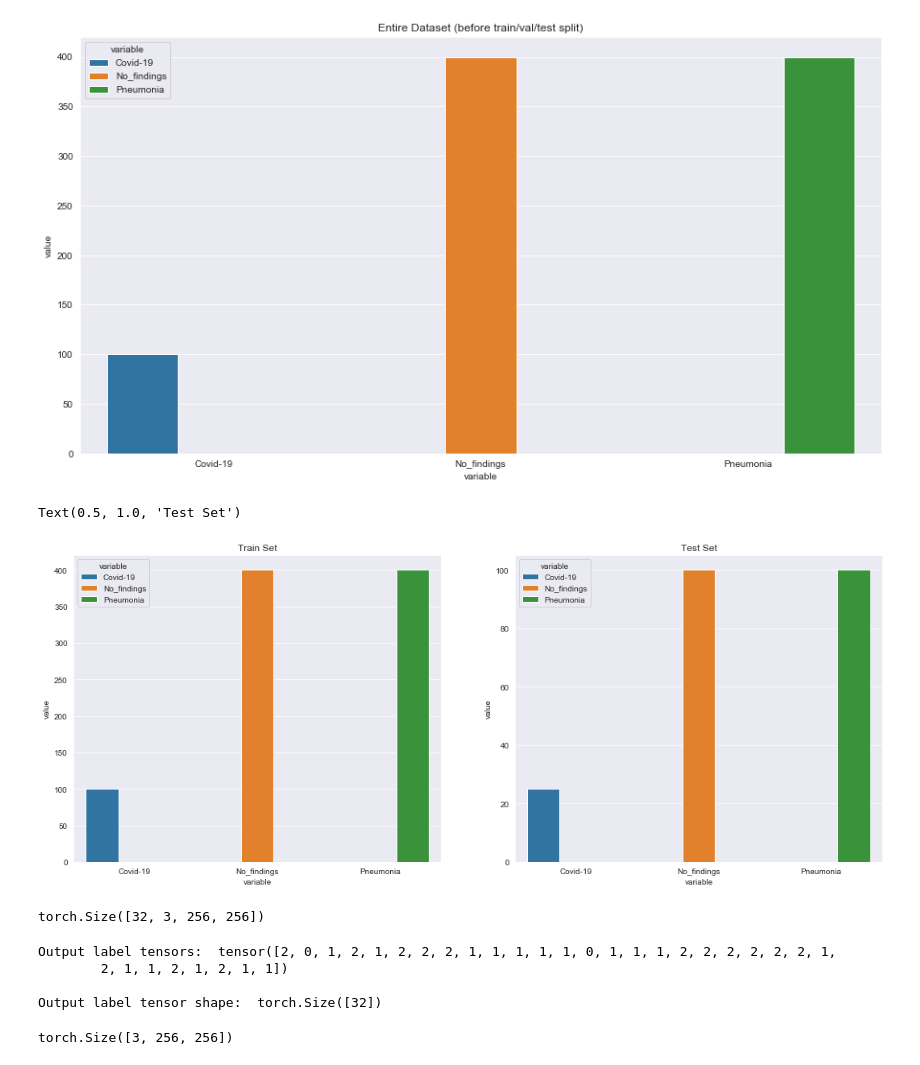
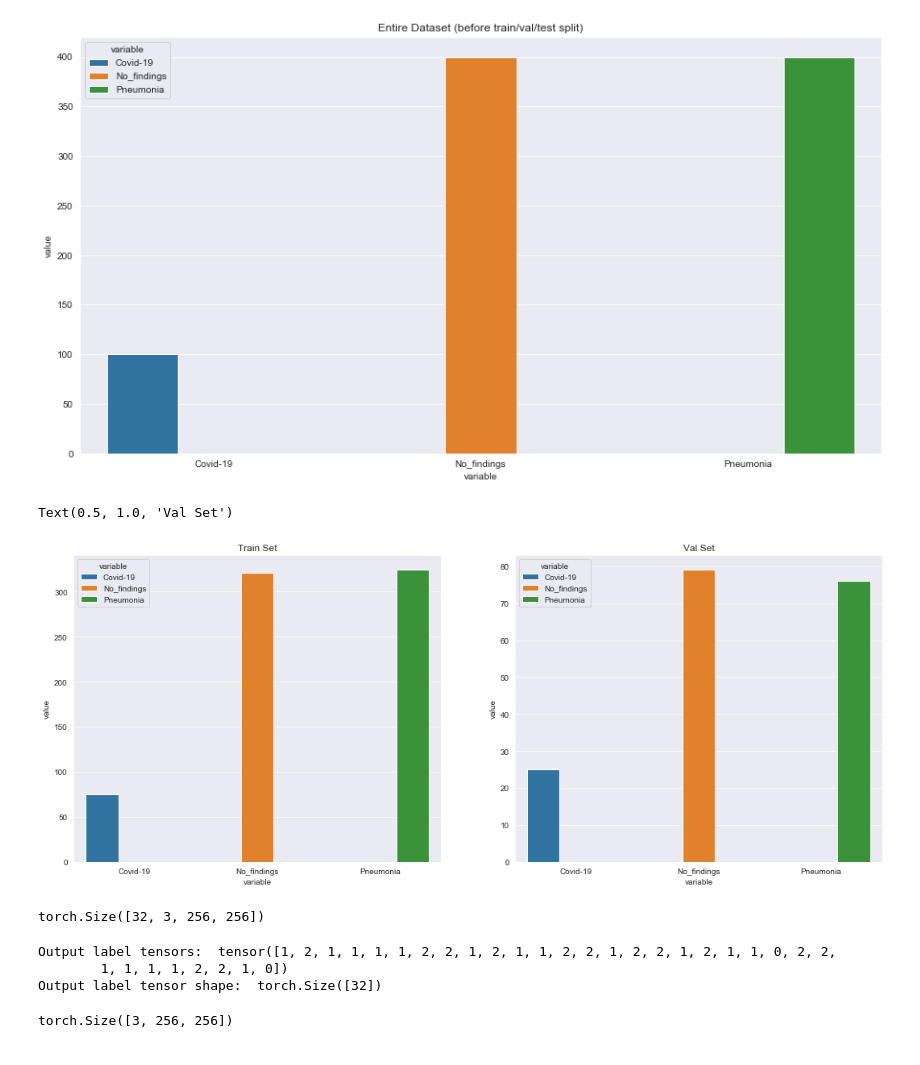
Before and after one commit to higornucci/cnn_covid19, a Jupyter notebook: cnn_main.ipynb, the cells around one changed output. Saved outputs shown, nothing was run; the diff lists cells and outputs as text; code cells hidden in the pictures.

```diff
--- a/cnn_main.ipynb
+++ b/cnn_main.ipynb
@@ -53,8 +49,9 @@ val_sampler = SubsetRandomSampler(val_idx)
 test_data = torchvision.datasets.ImageFolder(root=TEST_DATA_PATH, transform=TRANSFORM_IMG)
 print(test_data)
 
-train_loader = DataLoader(dataset=train_data, shuffle=True, batch_size=BATCH_SIZE)
-test_loader = DataLoader(dataset=test_data, shuffle=True, batch_size=BATCH_SIZE)
+train_loader = DataLoader(dataset=train_data, shuffle=False, batch_size=BATCH_SIZE, sampler=train_sampler)
+val_loader = DataLoader(dataset=train_data, shuffle=False, batch_size=1, sampler=val_sampler)
+test_loader = DataLoader(dataset=test_data, shuffle=False, batch_size=1)
 # %% [output]
 Dataset ImageFolder
     Number of datapoints: 900
@@ -100,27 +97,27 @@ Text(0.5, 1.0, 'Entire Dataset (before train/val/test split)')
 # %%
 def get_class_distribution_loaders(dataloader_obj, dataset_obj):
     idx2class2 = {v: k for k, v in dataset_obj.class_to_idx.items()}
     count_dict = {k:0 for k,v in dataset_obj.class_to_idx.items()}
     if dataloader_obj.batch_size == 1:
         for _,label_id in dataloader_obj:
             y_idx = label_id.item()
             y_lbl = idx2class2[y_idx]
             count_dict[str(y_lbl)] += 1
     else:
         for _,label_id in dataloader_obj:
             for idx in label_id:
                 y_idx = idx.item()
                 y_lbl = idx2class2[y_idx]
                 count_dict[str(y_lbl)] += 1
     return count_dict
 
 
 fig, axes = plt.subplots(nrows=1, ncols=2, figsize=(18,7))
 plot_from_dict(get_class_distribution_loaders(train_loader, train_data), plot_title="Train Set", ax=axes[0])
-plot_from_dict(get_class_distribution_loaders(test_loader, test_data), plot_title="Test Set", ax=axes[1])
+plot_from_dict(get_class_distribution_loaders(val_loader, train_data), plot_title="Val Set", ax=axes[1])
 # %% [output]
-Text(0.5, 1.0, 'Test Set')
+Text(0.5, 1.0, 'Val Set')
-[figure, old version]
+[figure, new version]
 # %%
 single_batch = next(iter(train_loader))
 single_batch[0].shape
@@ -128,11 +125,10 @@ single_batch[0].shape
 torch.Size([32, 3, 256, 256])
 # %%
 print("Output label tensors: ", single_batch[1])
-print("\nOutput label tensor shape: ", single_batch[1].shape)
+print("Output label tensor shape: ", single_batch[1].shape)
 # %% [output]
-Output label tensors:  tensor([2, 0, 1, 2, 1, 2, 2, 2, 1, 1, 1, 1, 1, 0, 1, 1, 1, 2, 2, 2, 2, 2, 2, 1,
-        2, 1, 1, 2, 1, 2, 1, 1])
-
+Output label tensors:  tensor([1, 2, 1, 1, 1, 1, 2, 2, 1, 2, 1, 1, 2, 2, 1, 2, 2, 1, 2, 1, 1, 0, 2, 2,
+        1, 1, 1, 1, 2, 2, 1, 0])
 Output label tensor shape:  torch.Size([32])
 # %%
 single_image = single_batch[0][0]
```
Also changed, not shown: parts of 8 cells of this notebook.
